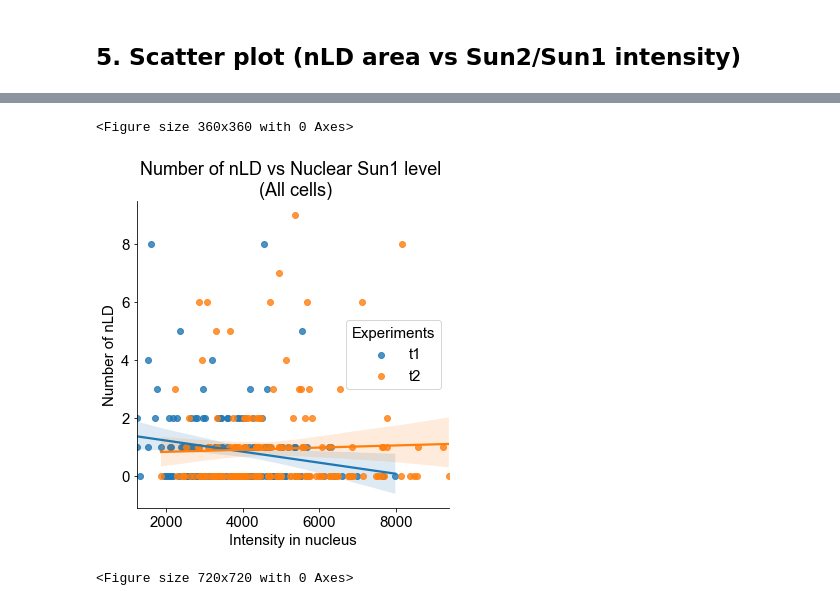
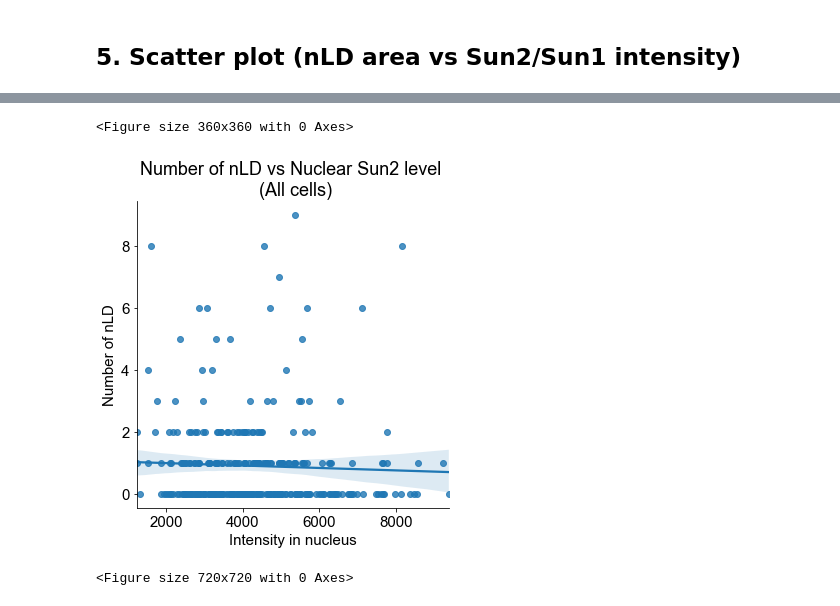
Before and after one commit to shokenlee/Lee_2023_Sun2-Lipid, a Jupyter notebook: Nuclear_LD.ipynb, the cells around one changed output, grey strips where cells are left out. Drawn from its saved outputs; the diff is of its cells as text; code cells hidden in the pictures.

Commit message:
Normalized scatter

```diff
--- a/Nuclear_LD.ipynb
+++ b/Nuclear_LD.ipynb
@@ -10,7 +8,9 @@ import matplotlib as mpl
 import matplotlib.pyplot as plt
 import seaborn as sns
 
+from sklearn.metrics import r2_score
 from statsmodels.stats.multicomp import pairwise_tukeyhsd
+import scikit_posthocs as sp
 
 # ignore warnings
 warnings.filterwarnings('ignore')
@@ -24,9 +24,9 @@ plt.rcParams['svg.fonttype'] = 'none'
 my_pal = ['grey', 'mediumseagreen', 'dodgerblue', 'darkviolet', 'yellow']
 
 # set the directory where the data files are waiting
-directory = '/Users/ShokenLEE/Desktop/DATA/Common data spreadsheets/nLD/RNAi/'
+# directory = '/Users/ShokenLEE/Desktop/DATA/Common data spreadsheets/nLD/RNAi/'
 # directory = '/Users/ShokenLEE/Desktop/DATA/Common data spreadsheets/nLD/OE/'
-# directory = '/Users/ShokenLEE/Desktop/DATA/Common data spreadsheets/nLD/Basal/Sun2/'
+directory = '/Users/ShokenLEE/Desktop/DATA/Common data spreadsheets/nLD/Basal/Sun1/'
 # %%
 micron_per_pixel = 0.23
 # %% [markdown]
@@ -102,8 +102,8 @@ group_order_options = [
     ['Mock', 'WT', '2SA', '2SA_LVWA', 'Sun1']
 ]
 
-group_name = group_name_options[0]
-group_order = group_order_options[0]
+group_name = group_name_options[1]
+group_order = group_order_options[1]
 
 # Hues
 hue_name_options = ['Experiments', 'Sun2_OE']
@@ -112,8 +112,8 @@ hue_order_options = [
     ['(-)', '(+)']
 ]
 
-hue_name = hue_name_options[1]
-hue_order = hue_order_options[1]
+hue_name = hue_name_options[0]
+hue_order = hue_order_options[0]
 # %% [markdown]
 #### **Cell type**
 # %%
@@ -137,8 +137,8 @@ df.loc[df['File name'].str.contains('Sun1'), 'Plasmid type'] = group_order[4]
 # %% [markdown]
 #### **Experiments**
 # %%
-df.loc[df['Path'].str.contains('P-225'), 'Experiments'] = hue_order[0]
-df.loc[df['Path'].str.contains('P-235'), 'Experiments'] = hue_order[1]
+df.loc[df['Path'].str.contains('P-222'), 'Experiments'] = hue_order[0]
+df.loc[df['Path'].str.contains('P-225'), 'Experiments'] = hue_order[1]
 # %% [markdown]
 #### **Sun2 OE Cutoff**
 # %%
@@ -173,0 +176,10 @@ df['Relative_nLD_area_fraction'] = df.nLD_area_fraction / mean_nLD_fraction_of_c
+# %%
+for experiment in hue_order: # loop t1 an t2
+
+    # Relative nLD_are_fraction normalized to the median value w/o zero values
+    mean_nLD_fraction = df[(df.Experiments == experiment)&(df.number_of_nLD > 0)]['nLD_area_fraction'].median()
+    df.loc[df.Experiments == experiment, 'Relative_nLD_area_fraction'] = df.nLD_area_fraction / mean_nLD_fraction
+
+    # Relative Sun2/Sun1 intensity normalized to the mean value
+    mean_Sun_intensity = df[df.Experiments == experiment]['C3 mean - background'].mean()
+    df.loc[df.Experiments == experiment, 'Relative_Sun_intensity'] = df['C3 mean - background'] / mean_Sun_intensity
@@ -372,13 +457,13 @@ df['C3 mean - background'] = df['Mean'] - background_C3
 # %%
 fig = plt.figure(figsize=(5, 5))
-scatter = sns.lmplot(x='C3 mean - background', y='number_of_nLD', data=df, hue=hue_name, hue_order=hue_order, legend_out=False)
-plt.title('Number of nLD vs Nuclear Sun1 level \n (All cells)')
+scatter = sns.lmplot(x='C3 mean - background', y='number_of_nLD', data=df, legend_out=True)
+plt.title('Number of nLD vs Nuclear Sun2 level \n (All cells)')
 plt.xlabel('Intensity in nucleus')
 plt.ylabel('Number of nLD')
 scatter.savefig(directory + '/N_of_LD_vs_Sun1_all_cells.jpg', bbox_inches='tight')
 # %% [output]
 <Figure size 360x360 with 0 Axes>
-[figure, old version]
+[figure, new version]
 # %%
 fig = plt.figure(figsize=(10,10))
 scatter = sns.lmplot(x='C3 mean - background', y='number_of_nLD', data=df[df.number_of_nLD > 0], legend_out=False)
```
Also changed, not shown: parts of 22 cells of this notebook.
